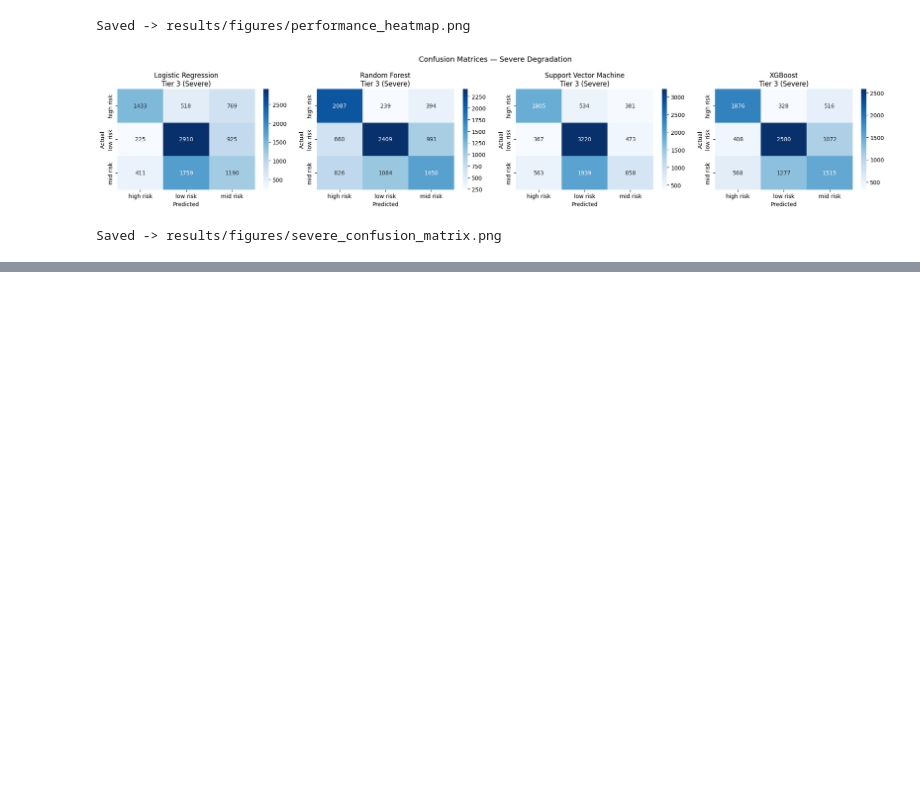
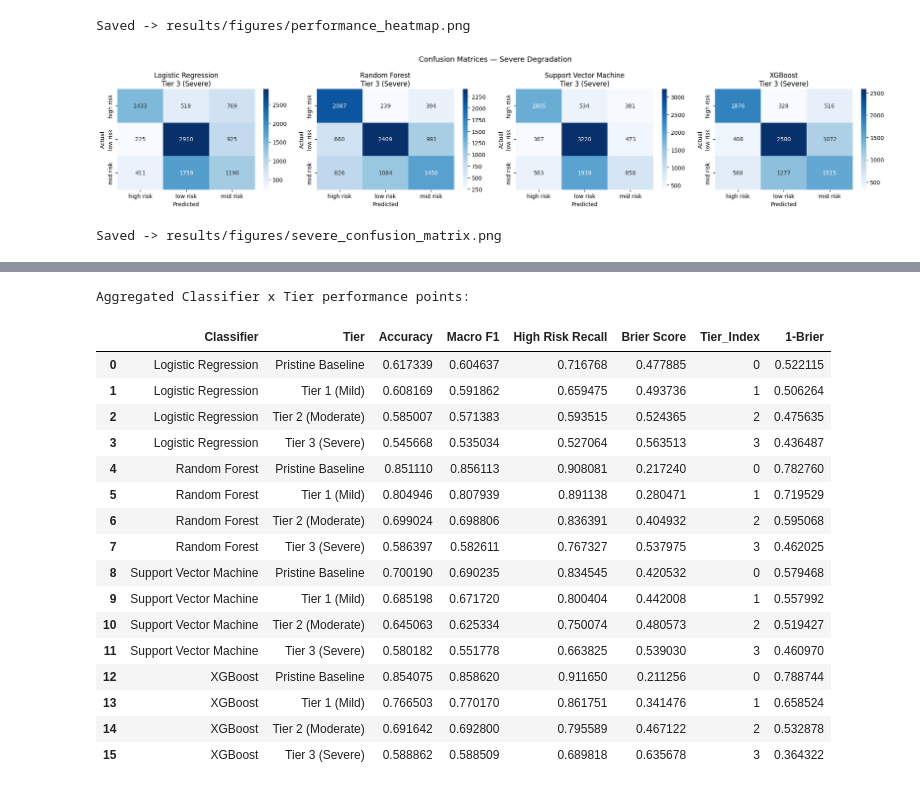
Before and after one commit to Loona6/ML_Maternal_Health_Risk_Comparison_Study, a Jupyter notebook: notebooks/03_Robustness_Evaluation.ipynb, the cells around one changed output, grey strips where cells are left out. Cells and saved outputs as stored; diff of their text form; code cells hidden in the pictures; blank space fills up the shorter version.

```diff
--- a/notebooks/03_Robustness_Evaluation.ipynb
+++ b/notebooks/03_Robustness_Evaluation.ipynb
@@ -374,0 +399,57 @@ Saved -> results/figures/severe_confusion_matrix.png
+# %%
+# --- URS Step 1: Aggregate raw results by Classifier x Tier ---
+# NOTE:
+# Pristine has 5 observations (one per CV fold), while each degraded
+# tier has 50 observations (5 folds x 10 degradation seeds). This is
+# expected: pristine bypasses the degradation-seed loop. Grouping by
+# Classifier x Tier first collapses each tier into ONE representative
+# mean performance point, so every tier contributes exactly one point
+# to the degradation curve regardless of how many raw rows fed into it.
+
+TIER_ORDER = {
+    "Pristine Baseline": 0,
+    "Tier 1 (Mild)": 1,
+    "Tier 2 (Moderate)": 2,
+    "Tier 3 (Severe)": 3,
+}
+
+urs_summary_input = (
+    cv_df.groupby(["Classifier", "Tier"])[metrics_cols]
+    .mean()
+    .reset_index()
+)
+
+# Map string tier labels to a numeric ordinal index for AUDC integration.
+# The original string 'Tier' column is left untouched for readability.
+urs_summary_input["Tier_Index"] = urs_summary_input["Tier"].map(TIER_ORDER)
+
+if urs_summary_input["Tier_Index"].isna().any():
+    unknown_tiers = urs_summary_input.loc[
+        urs_summary_input["Tier_Index"].isna(), "Tier"
+    ].unique()
+    raise ValueError(f"Unknown tier labels found: {unknown_tiers}")
+
+# Brier Score is lower-is-better; invert so all components are higher-is-better.
+urs_summary_input["1-Brier"] = 1.0 - urs_summary_input["Brier Score"]
+
+print("Aggregated Classifier x Tier performance points:")
+display(urs_summary_input)
+# %% [output]
+Aggregated Classifier x Tier performance points:
+|  | Classifier | Tier | Accuracy | Macro F1 | High Risk Recall | Brier Score | Tier_Index | 1-Brier |
+| 0 | Logistic Regression | Pristine Baseline | 0.617339 | 0.604637 | 0.716768 | 0.477885 | 0 | 0.522115 |
+| 1 | Logistic Regression | Tier 1 (Mild) | 0.608169 | 0.591862 | 0.659475 | 0.493736 | 1 | 0.506264 |
+| 2 | Logistic Regression | Tier 2 (Moderate) | 0.585007 | 0.571383 | 0.593515 | 0.524365 | 2 | 0.475635 |
+| 3 | Logistic Regression | Tier 3 (Severe) | 0.545668 | 0.535034 | 0.527064 | 0.563513 | 3 | 0.436487 |
+| 4 | Random Forest | Pristine Baseline | 0.851110 | 0.856113 | 0.908081 | 0.217240 | 0 | 0.782760 |
+| 5 | Random Forest | Tier 1 (Mild) | 0.804946 | 0.807939 | 0.891138 | 0.280471 | 1 | 0.719529 |
+| 6 | Random Forest | Tier 2 (Moderate) | 0.699024 | 0.698806 | 0.836391 | 0.404932 | 2 | 0.595068 |
+| 7 | Random Forest | Tier 3 (Severe) | 0.586397 | 0.582611 | 0.767327 | 0.537975 | 3 | 0.462025 |
+| 8 | Support Vector Machine | Pristine Baseline | 0.700190 | 0.690235 | 0.834545 | 0.420532 | 0 | 0.579468 |
+| 9 | Support Vector Machine | Tier 1 (Mild) | 0.685198 | 0.671720 | 0.800404 | 0.442008 | 1 | 0.557992 |
+| 10 | Support Vector Machine | Tier 2 (Moderate) | 0.645063 | 0.625334 | 0.750074 | 0.480573 | 2 | 0.519427 |
+| 11 | Support Vector Machine | Tier 3 (Severe) | 0.580182 | 0.551778 | 0.663825 | 0.539030 | 3 | 0.460970 |
+| 12 | XGBoost | Pristine Baseline | 0.854075 | 0.858620 | 0.911650 | 0.211256 | 0 | 0.788744 |
+| 13 | XGBoost | Tier 1 (Mild) | 0.766503 | 0.770170 | 0.861751 | 0.341476 | 1 | 0.658524 |
+| 14 | XGBoost | Tier 2 (Moderate) | 0.691642 | 0.692800 | 0.795589 | 0.467122 | 2 | 0.532878 |
+| 15 | XGBoost | Tier 3 (Severe) | 0.588862 | 0.588509 | 0.689818 | 0.635678 | 3 | 0.364322 |
```
Also changed, not shown: parts of 8 cells of this notebook, 5 other files.
